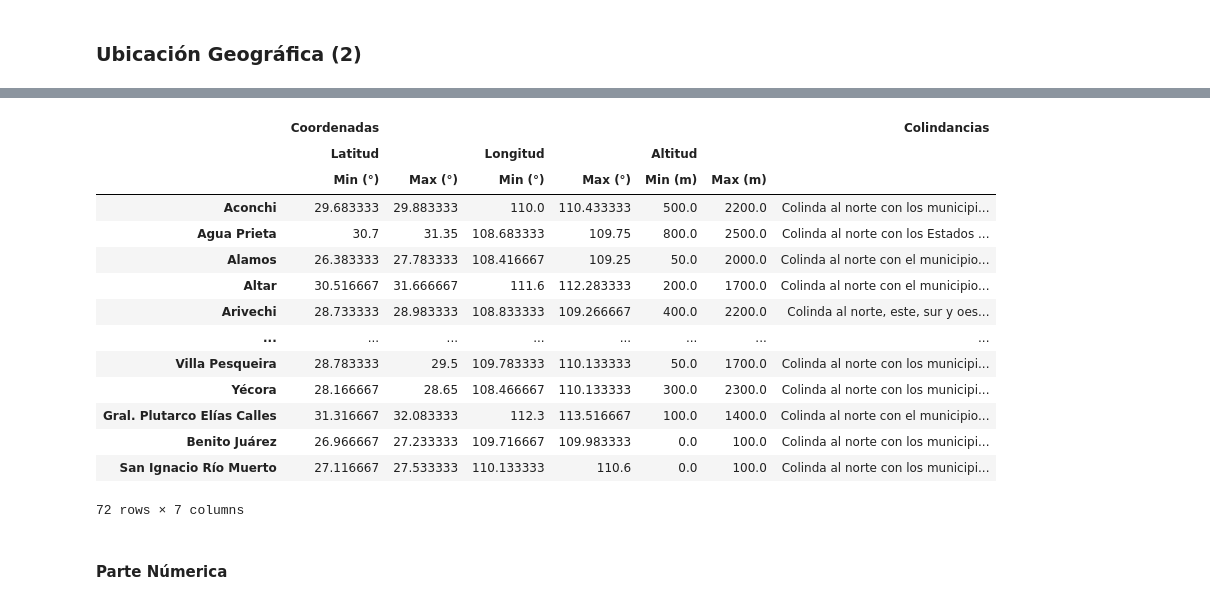
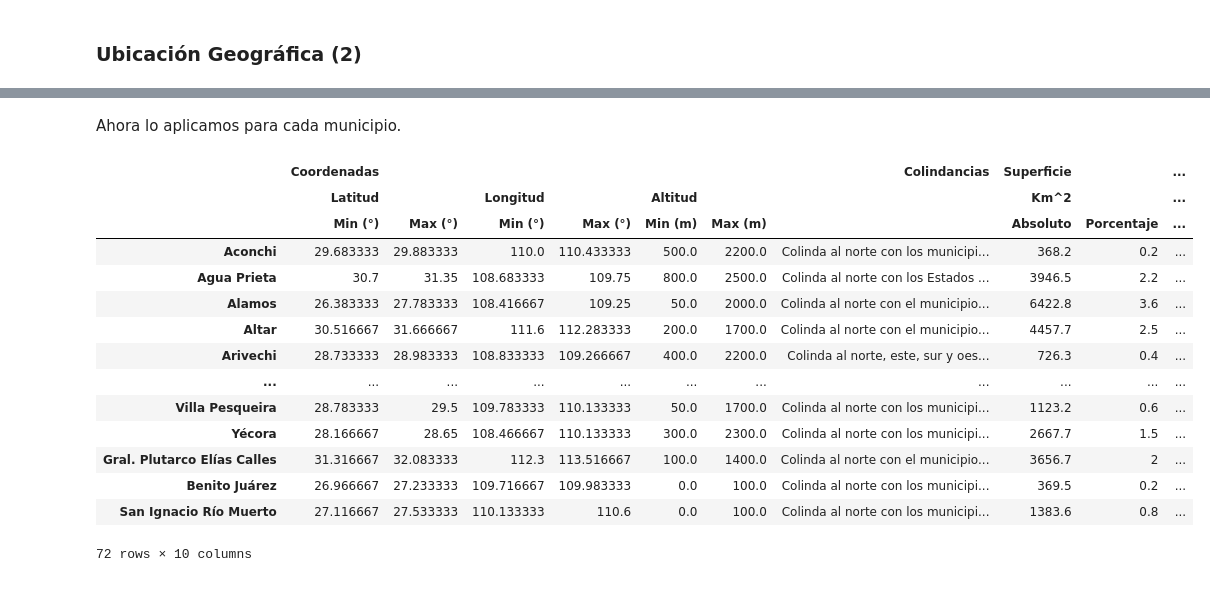
Before and after one commit to Dust1920/SIM26, a Jupyter notebook: tidy/sim.ipynb, the cells around one changed output, grey strips where cells are left out. Cells and saved outputs as stored; diff of their text form; code cells hidden in the pictures.

```diff
--- a/tidy/sim.ipynb
+++ b/tidy/sim.ipynb
@@ -72,0 +126,12 @@ compos.close()
+# %%
+for i, mun in enumerate(Municipios):
+    df = sonora[mun][1].copy()
+    df.set_index('Unnamed: 1',inplace=True)
+    df = df.replace({'nan': pd.NA}).dropna(axis = 1, how  = 'all').drop(columns = 'NA')
+    df.columns = df.iloc[0,:]
+    df = df.drop(index = ['Composición territorial','Fuente: INEGI.'])
+    data_matrix = np.array(df)
+    absolute = data_matrix[:,0]
+    percent = data_matrix[:, 1]
+    data_mun = [absolute[i // 2] if i % 2 == 0 else percent[(i - 1) // 2] for i in range(2 * len(absolute))]
+    compos.iloc[i,:] = data_mun
@@ -96,0 +144,7 @@ En este caso, vamos a separar la tabla en dos partes. La parte geográfica (Coor
+# %%
+df = sonora['San Miguel de Horcasitas'][2].copy()
+df.set_index('Unnamed: 1',inplace=True)
+df = df.replace({'nan': pd.NA}).dropna(axis = 1, how  = 'all').drop(columns = 'NA')
+df.columns = df.iloc[0,:]
+df = df.drop(index = ['Ubicación geográfica','Fuente: INEGI.'])
+df
@@ -97,11 +161,16 @@ En este caso, vamos a separar la tabla en dos partes. La parte geográfica (Coor
 # %%
-geo_df = df.loc[['Coordenadas','Altitud','Colindancias'],:]
+column_two = ['Coordenadas', 'Coordenadas', 'Coordenadas', 'Coordenadas', 'Coordenadas', 'Coordenadas',
+               'Colindancias', 'Superficie', 'Superficie', 'Densidad de Poblacion']
+subcolumn_two = ['Latitud', 'Latitud', 'Longitud', 'Longitud', 'Altitud', 'Altitud',
+                 '','Km^2','', 'Hab/Km^2']
+subsubcolumn_two = ['Min (°)', 'Max (°)','Min (°)', 'Max (°)','Min (m)', 'Max (m)',
+                    '','Absoluto', 'Porcentaje','Absoluto']
+cols = pd.MultiIndex.from_arrays([column_two, subcolumn_two, subsubcolumn_two])
+geo_son = pd.DataFrame(columns=cols, index = Municipios)
 
-geo_zero = ['Coordenadas', 'Coordenadas', 'Coordenadas', 'Coordenadas', 'Coordenadas', 'Coordenadas', 'Colindancias']
-geo_one = ['Latitud', 'Latitud', 'Longitud', 'Longitud', 'Altitud', 'Altitud', '']
-geo_two = ['Min (°)', 'Max (°)', 'Min (°)', 'Max (°)', 'Min (m)', 'Max (m)', '']
-cols = pd.MultiIndex.from_arrays([geo_zero, geo_one, geo_two])
-geo_son = pd.DataFrame(columns=cols, index = Municipios)
 geo_son.iloc[0, 6] = df.loc['Colindancias','Absoluto']
+geo_son.iloc[0, 7] = df.loc['Superficie (Km2)','Absoluto']
+geo_son.iloc[0, 8] = df.loc['Superficie (Km2)','Porcentaje']
+geo_son.iloc[0, 9] = df.loc['Densidad de población (habitantes/km2)','Absoluto']
 geo_son
 # %% [output]
@@ -125,38 +268,39 @@ Ahora si, construimos la tablas y la guardamos
+# %% [markdown]
+Ahora lo aplicamos para cada municipio.
 # %%
-import ubigeo as ug
-
 def geo_ubication(i: int, mun: str, uf: pd.DataFrame):
     df = sonora[mun][2].copy()
     df.set_index('Unnamed: 1',inplace=True)
     df = df.replace({'nan': pd.NA}).dropna(axis = 1, how  = 'all').drop(columns = 'NA')
     df.columns = df.iloc[0,:]
     df = df.drop(index = ['Ubicación geográfica','Fuente: INEGI.'])
     uf.iloc[i, 6] = df.loc['Colindancias','Absoluto']
+    uf.iloc[i, 7] = df.loc['Superficie (Km2)','Absoluto']
+    uf.iloc[i, 8] = df.loc['Superficie (Km2)','Porcentaje']
+    uf.iloc[i, 9] = df.loc['Densidad de población (habitantes/km2)','Absoluto']
     coords = df.loc['Coordenadas','Absoluto']
     altura = df.loc['Altitud','Absoluto']
-    latlonalt = ug.get_latlong(coords) + ug.get_altitud(altura)
+    latlonalt = get_latlong(coords) + get_altitud(altura)
     uf.iloc[i, :6] = latlonalt
     # print(mun)
 
+
 for m, mun in enumerate(Municipios):
     geo_ubication(m, mun, geo_son)
-geo_son.to_excel('..\\tidy_data\\Geografia.xlsx')
 geo_son
 # %% [output]
-|  | Coordenadas |  |  |  |  |  | Colindancias |
-|  | Latitud |  | Longitud |  | Altitud |  |  |
-|  | Min (°) | Max (°) | Min (°) | Max (°) | Min (m) | Max (m) |  |
-| Aconchi | 29.683333 | 29.883333 | 110.0 | 110.433333 | 500.0 | 2200.0 | Colinda al norte con los municipi... |
-| Agua Prieta | 30.7 | 31.35 | 108.683333 | 109.75 | 800.0 | 2500.0 | Colinda al norte con los Estados ... |
-| Alamos | 26.383333 | 27.783333 | 108.416667 | 109.25 | 50.0 | 2000.0 | Colinda al norte con el municipio... |
-| Altar | 30.516667 | 31.666667 | 111.6 | 112.283333 | 200.0 | 1700.0 | Colinda al norte con el municipio... |
-| Arivechi | 28.733333 | 28.983333 | 108.833333 | 109.266667 | 400.0 | 2200.0 | Colinda al norte, este, sur y oes... |
-| ... | ... | ... | ... | ... | ... | ... | ... |
-| Villa Pesqueira | 28.783333 | 29.5 | 109.783333 | 110.133333 | 50.0 | 1700.0 | Colinda al norte con los municipi... |
-| Yécora | 28.166667 | 28.65 | 108.466667 | 110.133333 | 300.0 | 2300.0 | Colinda al norte con los municipi... |
-| Gral. Plutarco Elías Calles | 31.316667 | 32.083333 | 112.3 | 113.516667 | 100.0 | 1400.0 | Colinda al norte con el municipio... |
-| Benito Juárez | 26.966667 | 27.233333 | 109.716667 | 109.983333 | 0.0 | 100.0 | Colinda al norte con los municipi... |
-| San Ignacio Río Muerto | 27.116667 | 27.533333 | 110.133333 | 110.6 | 0.0 | 100.0 | Colinda al norte con los municipi... |
+|  | Coordenadas |  |  |  |  |  | Colindancias | Superficie |  | ... |
+|  | Latitud |  | Longitud |  | Altitud |  |  | Km^2 |  | ... |
+|  | Min (°) | Max (°) | Min (°) | Max (°) | Min (m) | Max (m) |  | Absoluto | Porcentaje | ... |
+| Aconchi | 29.683333 | 29.883333 | 110.0 | 110.433333 | 500.0 | 2200.0 | Colinda al norte con los municipi... | 368.2 | 0.2 | ... |
+| Agua Prieta | 30.7 | 31.35 | 108.683333 | 109.75 | 800.0 | 2500.0 | Colinda al norte con los Estados ... | 3946.5 | 2.2 | ... |
+| Alamos | 26.383333 | 27.783333 | 108.416667 | 109.25 | 50.0 | 2000.0 | Colinda al norte con el municipio... | 6422.8 | 3.6 | ... |
+| Altar | 30.516667 | 31.666667 | 111.6 | 112.283333 | 200.0 | 1700.0 | Colinda al norte con el municipio... | 4457.7 | 2.5 | ... |
+| Arivechi | 28.733333 | 28.983333 | 108.833333 | 109.266667 | 400.0 | 2200.0 | Colinda al norte, este, sur y oes... | 726.3 | 0.4 | ... |
+| ... | ... | ... | ... | ... | ... | ... | ... | ... | ... | ... |
+| Villa Pesqueira | 28.783333 | 29.5 | 109.783333 | 110.133333 | 50.0 | 1700.0 | Colinda al norte con los municipi... | 1123.2 | 0.6 | ... |
+| Yécora | 28.166667 | 28.65 | 108.466667 | 110.133333 | 300.0 | 2300.0 | Colinda al norte con los municipi... | 2667.7 | 1.5 | ... |
+| Gral. Plutarco Elías Calles | 31.316667 | 32.083333 | 112.3 | 113.516667 | 100.0 | 1400.0 | Colinda al norte con el municipio... | 3656.7 | 2 | ... |
+| Benito Juárez | 26.966667 | 27.233333 | 109.716667 | 109.983333 | 0.0 | 100.0 | Colinda al norte con los municipi... | 369.5 | 0.2 | ... |
+| San Ignacio Río Muerto | 27.116667 | 27.533333 | 110.133333 | 110.6 | 0.0 | 100.0 | Colinda al norte con los municipi... | 1383.6 | 0.8 | ... |
-72 rows × 7 columns
+72 rows × 10 columns
-# %% [markdown]
-#### Parte Númerica
```
Also changed, not shown: parts of 148 cells of this notebook.
